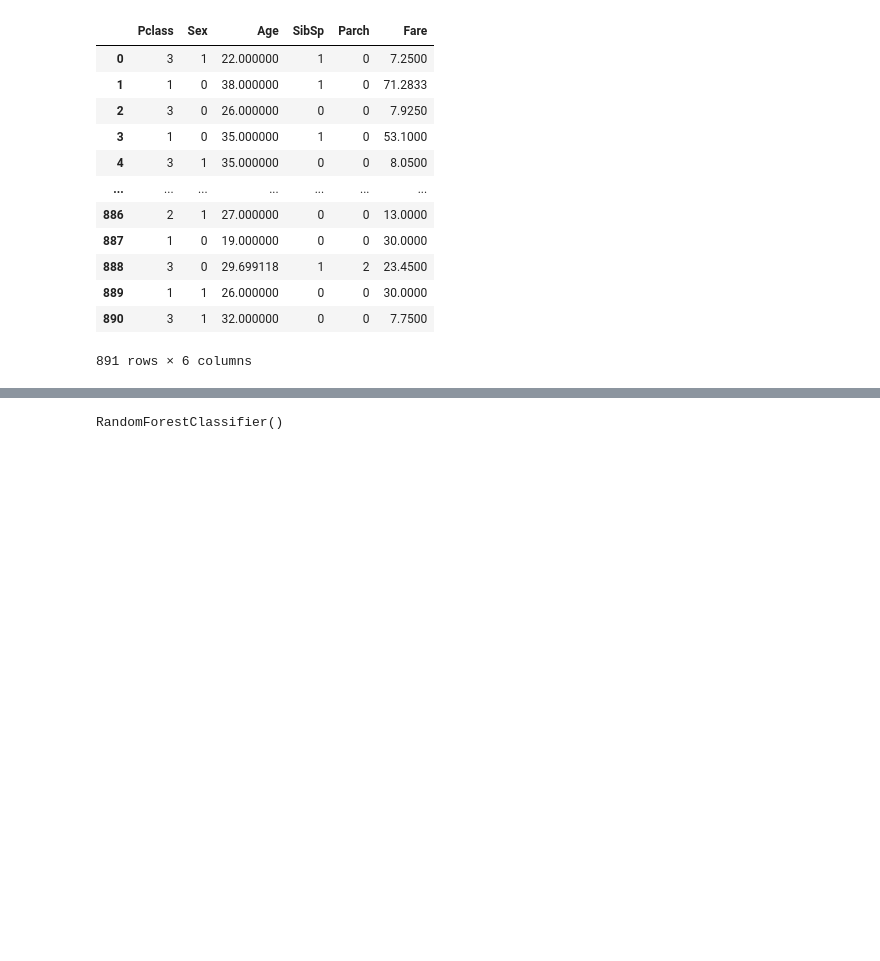
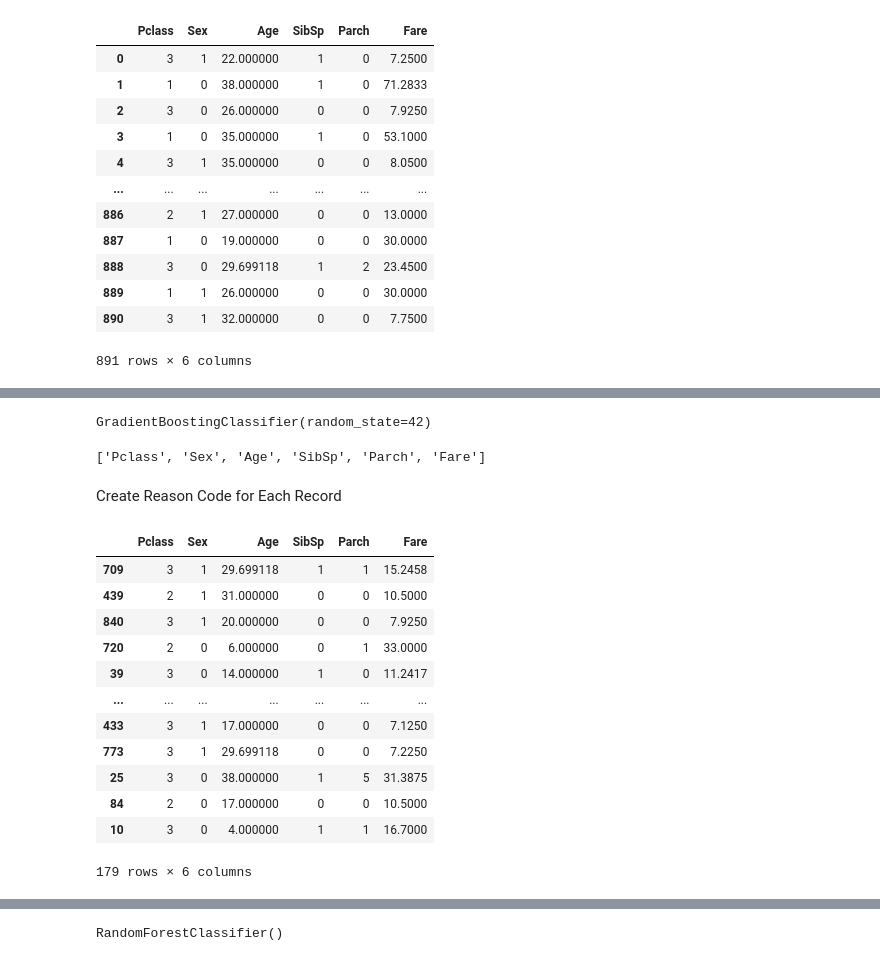
Before and after one commit to Khushbu1985/GenerativeAI, a Jupyter notebook: GBM_model_reason_codes.ipynb, the cells around one changed output, grey strips where cells are left out. Saved outputs shown, nothing was run; the diff lists cells and outputs as text; code cells hidden in the pictures; blank space fills up the shorter version.

```diff
--- a/GBM_model_reason_codes.ipynb
+++ b/GBM_model_reason_codes.ipynb
@@ -101,3 +69,9 @@ df_train['Cabin'] = le.fit_transform(df_train['Cabin'])
+# %%
+from sklearn import preprocessing
+le = preprocessing.LabelEncoder()
+df_train['Cabin'] = le.fit_transform(df_train['Cabin'])
+df_train['Sex'] = le.fit_transform(df_train['Sex'])
+# df_train['Cabin']= df_train.apply(LabelEncoder().fit_transform)
 # %%
 df_train.describe()
 # %% [output]
@@ -198,0 +210,14 @@ X
+# %%
+# Create and fit the Gradient Boosting Classifier
+gbm = GradientBoostingClassifier(n_estimators=100, random_state=42)
+gbm.fit(X_train, y_train)
+# %% [output]
+GradientBoostingClassifier(random_state=42)
+# %%
+# Getting the feature list
+feature_names = X.columns.tolist()
+feature_names
+# %% [output]
+['Pclass', 'Sex', 'Age', 'SibSp', 'Parch', 'Fare']
+# %% [markdown]
+Create Reason Code for Each Record
@@ -198,0 +246,18 @@ X
+# %%
+# cell_value = X_test.iloc[0, 1]
+# cell_value
+X_test
+# %% [output]
+|  | Pclass | Sex | Age | SibSp | Parch | Fare |
+| 709 | 3 | 1 | 29.699118 | 1 | 1 | 15.2458 |
+| 439 | 2 | 1 | 31.000000 | 0 | 0 | 10.5000 |
+| 840 | 3 | 1 | 20.000000 | 0 | 0 | 7.9250 |
+| 720 | 2 | 0 | 6.000000 | 0 | 1 | 33.0000 |
+| 39 | 3 | 0 | 14.000000 | 1 | 0 | 11.2417 |
+| ... | ... | ... | ... | ... | ... | ... |
+| 433 | 3 | 1 | 17.000000 | 0 | 0 | 7.1250 |
+| 773 | 3 | 1 | 29.699118 | 0 | 0 | 7.2250 |
+| 25 | 3 | 0 | 38.000000 | 1 | 5 | 31.3875 |
+| 84 | 2 | 0 | 17.000000 | 0 | 0 | 10.5000 |
+| 10 | 3 | 0 | 4.000000 | 1 | 1 | 16.7000 |
+179 rows × 6 columns
```
Also changed, not shown: parts of 24 cells of this notebook.
